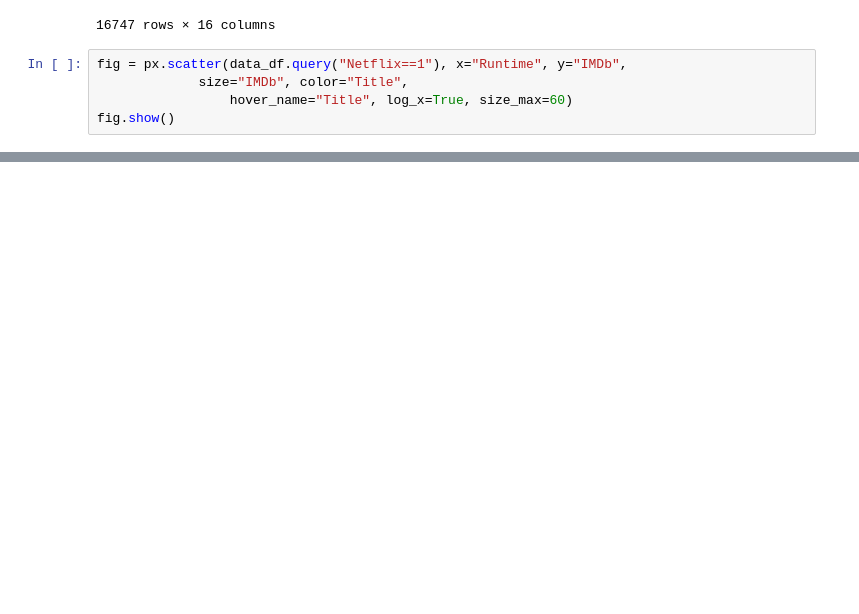
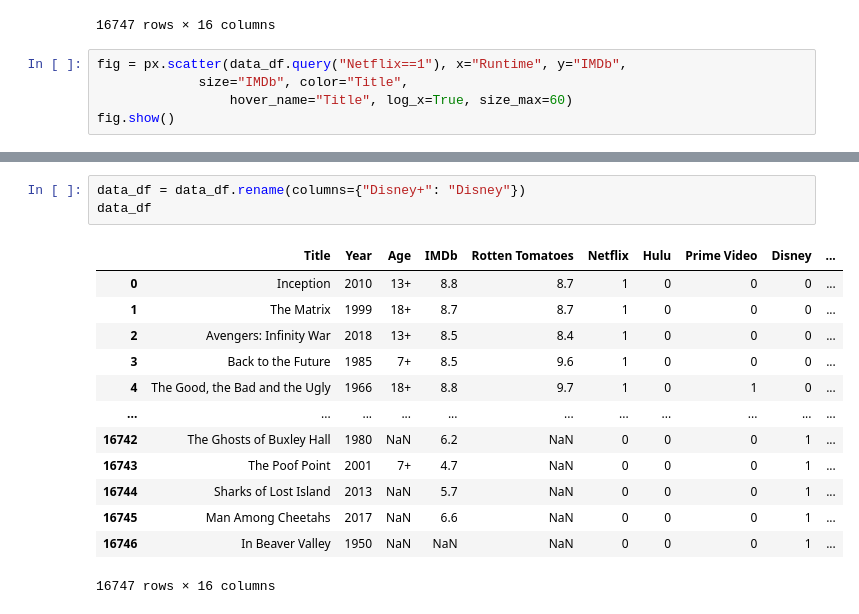
Before and after one commit to MaryColasanto/Project3, a Jupyter notebook: Plotly/Bubble Chart.ipynb, the cells around one changed output, grey strips where cells are left out. Cells and saved outputs as stored; diff of their text form; blank space fills up the shorter version.

```diff
--- a/Plotly/Bubble Chart.ipynb
+++ b/Plotly/Bubble Chart.ipynb
@@ -26,0 +49,17 @@ fig.show()
+# %%
+data_df = data_df.rename(columns={"Disney+": "Disney"})
+data_df
+# %% [output]
+|  | Title | Year | Age | IMDb | Rotten Tomatoes | Netflix | Hulu | Prime Video | Disney | ... |
+| 0 | Inception | 2010 | 13+ | 8.8 | 8.7 | 1 | 0 | 0 | 0 | ... |
+| 1 | The Matrix | 1999 | 18+ | 8.7 | 8.7 | 1 | 0 | 0 | 0 | ... |
+| 2 | Avengers: Infinity War | 2018 | 13+ | 8.5 | 8.4 | 1 | 0 | 0 | 0 | ... |
+| 3 | Back to the Future | 1985 | 7+ | 8.5 | 9.6 | 1 | 0 | 0 | 0 | ... |
+| 4 | The Good, the Bad and the Ugly | 1966 | 18+ | 8.8 | 9.7 | 1 | 0 | 1 | 0 | ... |
+| ... | ... | ... | ... | ... | ... | ... | ... | ... | ... | ... |
+| 16742 | The Ghosts of Buxley Hall | 1980 | NaN | 6.2 | NaN | 0 | 0 | 0 | 1 | ... |
+| 16743 | The Poof Point | 2001 | 7+ | 4.7 | NaN | 0 | 0 | 0 | 1 | ... |
+| 16744 | Sharks of Lost Island | 2013 | NaN | 5.7 | NaN | 0 | 0 | 0 | 1 | ... |
+| 16745 | Man Among Cheetahs | 2017 | NaN | 6.6 | NaN | 0 | 0 | 0 | 1 | ... |
+| 16746 | In Beaver Valley | 1950 | NaN | NaN | NaN | 0 | 0 | 0 | 1 | ... |
+16747 rows × 16 columns
```
Also changed, not shown: parts of 5 cells of this notebook, 1 other file.
